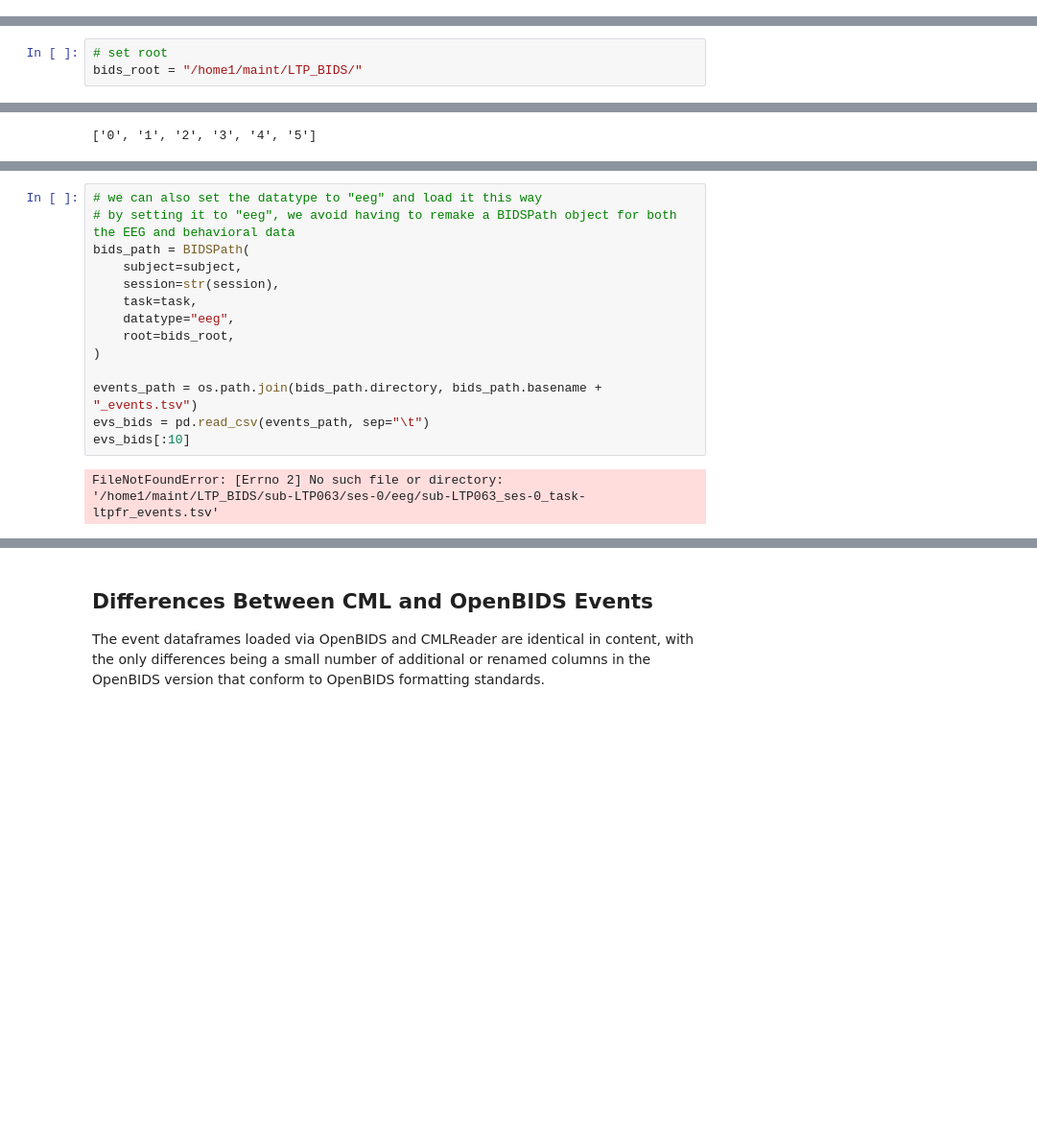
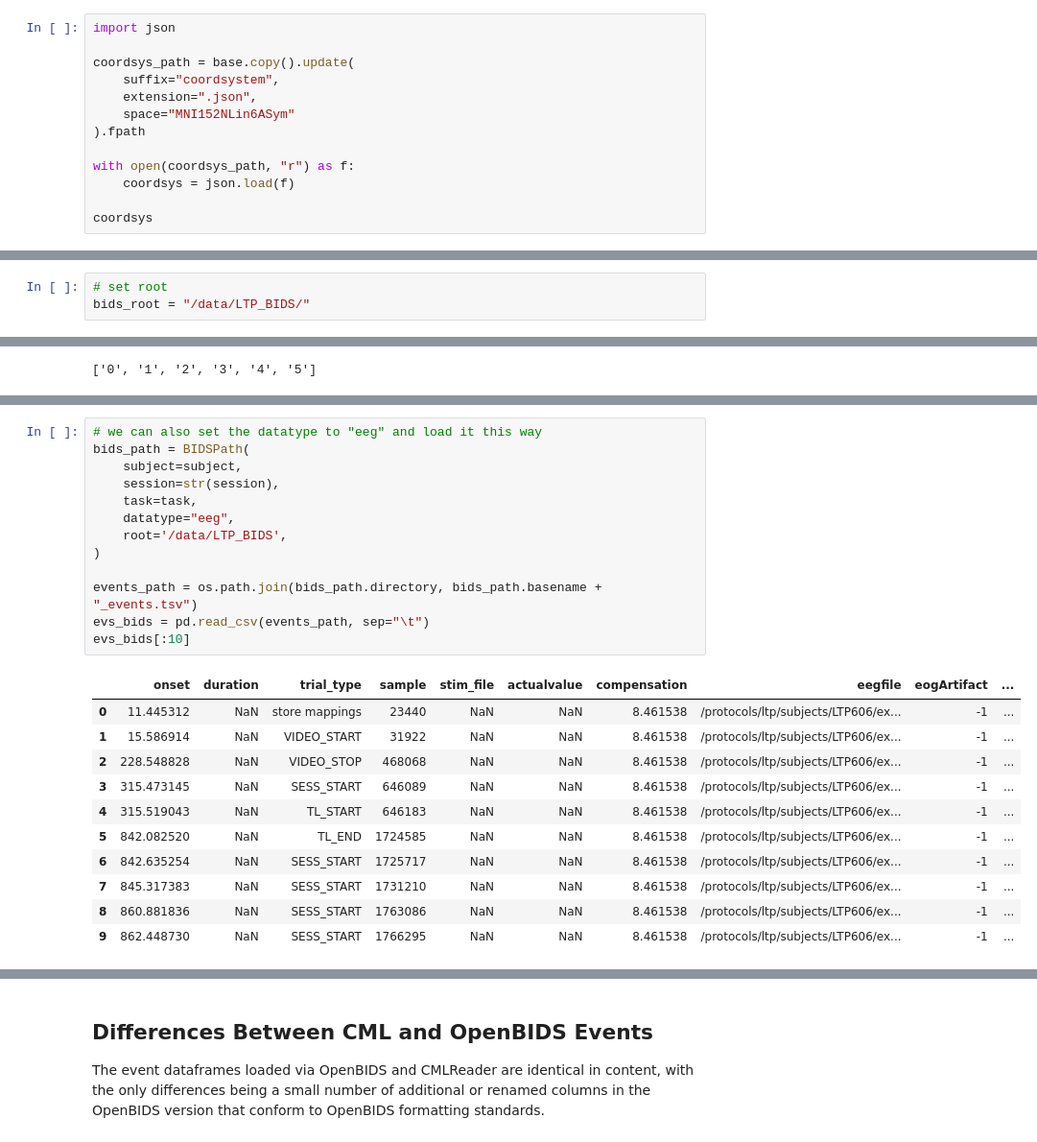
Before and after one commit to pennmem/EEGLoaderQualityCheck, a Jupyter notebook: OpenBIDS/Introduction_Draft_Loading_OpenBids_CMLReaders.ipynb, the cells around one changed output, grey strips where cells are left out. Shown at 96% size. Cells and saved outputs as stored; diff of their text form; blank space fills up the shorter version.

```diff
--- a/OpenBIDS/Introduction_Draft_Loading_OpenBids_CMLReaders.ipynb
+++ b/OpenBIDS/Introduction_Draft_Loading_OpenBids_CMLReaders.ipynb
@@ -69,0 +233,13 @@ array(['BEGIN_PS2', 'STIM_ON', 'STIM_OFF', 'STIM_SINGLE_PULSE',
+# %%
+import json
+
+coordsys_path = base.copy().update(
+    suffix="coordsystem",
+    extension=".json",
+    space="MNI152NLin6ASym"
+).fpath
+
+with open(coordsys_path, "r") as f:
+    coordsys = json.load(f)
+
+coordsys
@@ -133,7 +310,7 @@ root/
 We can use the get_entity_vals functon from the mne_bids package to find all the subjects in the database. Once we have selected a subject, we can use the same function to find all sessions and experiments (called 'task' in OpenBIDS format) associated with that subject. Finally, we can find the .tsv file containing the behavioral data and load it into a Pandas Dataframe.
 # %%
 # set root
-bids_root = "/home1/maint/LTP_BIDS/"
+bids_root = "/data/LTP_BIDS/"
 # %%
 # let's find subjects loaded in the database
 subjects = get_entity_vals(bids_root, "subject")
@@ -200,17 +377,26 @@ Index(['mstime', 'trial_type', 'stim_file', 'actualvalue', 'compensation',
       dtype='object')
 # %%
 # we can also set the datatype to "eeg" and load it this way
-# by setting it to "eeg", we avoid having to remake a BIDSPath object for both the EEG and behavioral data
 bids_path = BIDSPath(
     subject=subject,
     session=str(session),
     task=task,
     datatype="eeg",
-    root=bids_root,
+    root='/data/LTP_BIDS',
 )
 
 events_path = os.path.join(bids_path.directory, bids_path.basename + "_events.tsv")
 evs_bids = pd.read_csv(events_path, sep="\t")
 evs_bids[:10]
 # %% [output]
-FileNotFoundError: [Errno 2] No such file or directory: '/home1/maint/LTP_BIDS/sub-LTP063/ses-0/eeg/sub-LTP063_ses-0_task-ltpfr_events.tsv'
+|  | onset | duration | trial_type | sample | stim_file | actualvalue | compensation | eegfile | eogArtifact | ... |
+| 0 | 11.445312 | NaN | store mappings | 23440 | NaN | NaN | 8.461538 | /protocols/ltp/subjects/LTP606/ex... | -1 | ... |
+| 1 | 15.586914 | NaN | VIDEO_START | 31922 | NaN | NaN | 8.461538 | /protocols/ltp/subjects/LTP606/ex... | -1 | ... |
+| 2 | 228.548828 | NaN | VIDEO_STOP | 468068 | NaN | NaN | 8.461538 | /protocols/ltp/subjects/LTP606/ex... | -1 | ... |
+| 3 | 315.473145 | NaN | SESS_START | 646089 | NaN | NaN | 8.461538 | /protocols/ltp/subjects/LTP606/ex... | -1 | ... |
+| 4 | 315.519043 | NaN | TL_START | 646183 | NaN | NaN | 8.461538 | /protocols/ltp/subjects/LTP606/ex... | -1 | ... |
+| 5 | 842.082520 | NaN | TL_END | 1724585 | NaN | NaN | 8.461538 | /protocols/ltp/subjects/LTP606/ex... | -1 | ... |
+| 6 | 842.635254 | NaN | SESS_START | 1725717 | NaN | NaN | 8.461538 | /protocols/ltp/subjects/LTP606/ex... | -1 | ... |
+| 7 | 845.317383 | NaN | SESS_START | 1731210 | NaN | NaN | 8.461538 | /protocols/ltp/subjects/LTP606/ex... | -1 | ... |
+| 8 | 860.881836 | NaN | SESS_START | 1763086 | NaN | NaN | 8.461538 | /protocols/ltp/subjects/LTP606/ex... | -1 | ... |
+| 9 | 862.448730 | NaN | SESS_START | 1766295 | NaN | NaN | 8.461538 | /protocols/ltp/subjects/LTP606/ex... | -1 | ... |
```
Also changed, not shown: parts of 15 cells of this notebook, 2 other files.
